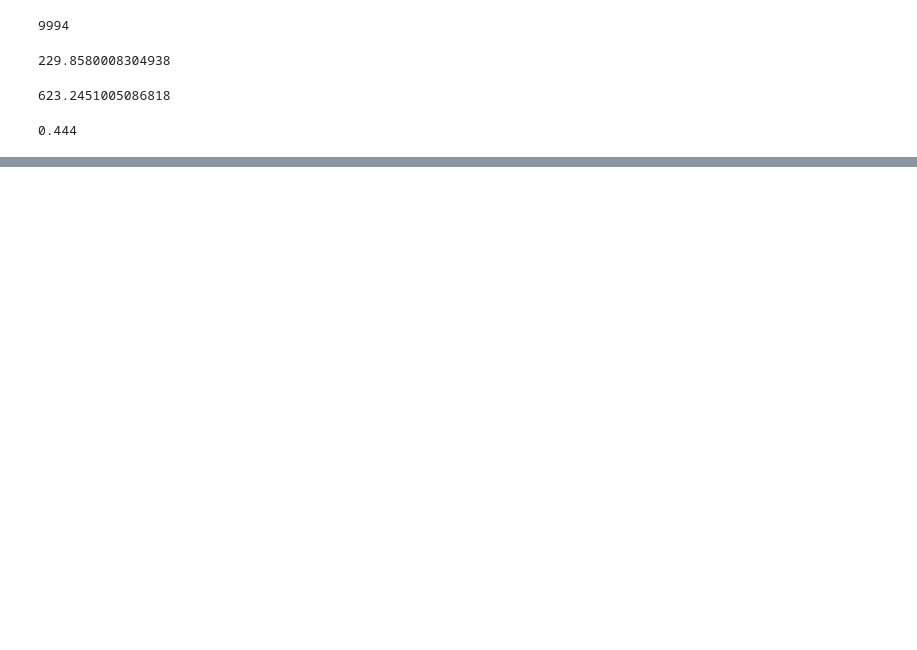
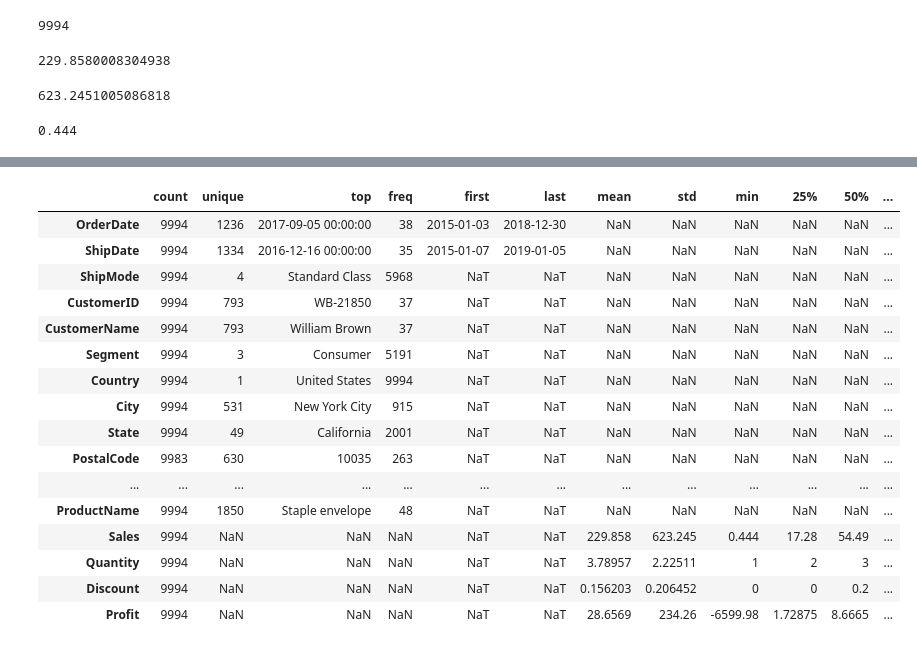
Before and after one commit to leonism/sample-superstore, a Jupyter notebook: 01- Data Exploration - SampleSuperStore.ipynb, the cells around one changed output, grey strips where cells are left out. Cells and saved outputs as stored; diff of their text form; code cells hidden in the pictures; blank space fills up the shorter version.

```diff
--- a/01- Data Exploration - SampleSuperStore.ipynb
+++ b/01- Data Exploration - SampleSuperStore.ipynb
@@ -370,0 +372,5 @@ df_orders.to_csv('data/df_orders_exported.csv', index =False)
+# %%
+# Let's create a class named `display_all`, by which later we call on the next command.
+def display_all(df_orders):
+    with pd.option_context("display.max_rows", 1000, "display.max_columns", 1000):
+        display(df_orders)
@@ -370,0 +397,20 @@ df_orders.to_csv('data/df_orders_exported.csv', index =False)
+# %%
+display_all(df_orders.describe(include='all').T)
+# %% [output]
+|  | count | unique | top | freq | first | last | mean | std | min | 25% | 50% | ... |
+| OrderDate | 9994 | 1236 | 2017-09-05 00:00:00 | 38 | 2015-01-03 | 2018-12-30 | NaN | NaN | NaN | NaN | NaN | ... |
+| ShipDate | 9994 | 1334 | 2016-12-16 00:00:00 | 35 | 2015-01-07 | 2019-01-05 | NaN | NaN | NaN | NaN | NaN | ... |
+| ShipMode | 9994 | 4 | Standard Class | 5968 | NaT | NaT | NaN | NaN | NaN | NaN | NaN | ... |
+| CustomerID | 9994 | 793 | WB-21850 | 37 | NaT | NaT | NaN | NaN | NaN | NaN | NaN | ... |
+| CustomerName | 9994 | 793 | William Brown | 37 | NaT | NaT | NaN | NaN | NaN | NaN | NaN | ... |
+| Segment | 9994 | 3 | Consumer | 5191 | NaT | NaT | NaN | NaN | NaN | NaN | NaN | ... |
+| Country | 9994 | 1 | United States | 9994 | NaT | NaT | NaN | NaN | NaN | NaN | NaN | ... |
+| City | 9994 | 531 | New York City | 915 | NaT | NaT | NaN | NaN | NaN | NaN | NaN | ... |
+| State | 9994 | 49 | California | 2001 | NaT | NaT | NaN | NaN | NaN | NaN | NaN | ... |
+| PostalCode | 9983 | 630 | 10035 | 263 | NaT | NaT | NaN | NaN | NaN | NaN | NaN | ... |
+| ... | ... | ... | ... | ... | ... | ... | ... | ... | ... | ... | ... | ... |
+| ProductName | 9994 | 1850 | Staple envelope | 48 | NaT | NaT | NaN | NaN | NaN | NaN | NaN | ... |
+| Sales | 9994 | NaN | NaN | NaN | NaT | NaT | 229.858 | 623.245 | 0.444 | 17.28 | 54.49 | ... |
+| Quantity | 9994 | NaN | NaN | NaN | NaT | NaT | 3.78957 | 2.22511 | 1 | 2 | 3 | ... |
+| Discount | 9994 | NaN | NaN | NaN | NaT | NaT | 0.156203 | 0.206452 | 0 | 0 | 0.2 | ... |
+| Profit | 9994 | NaN | NaN | NaN | NaT | NaT | 28.6569 | 234.26 | -6599.98 | 1.72875 | 8.6665 | ... |
```
Also changed, not shown: parts of 14 cells of this notebook, 1 other file.
